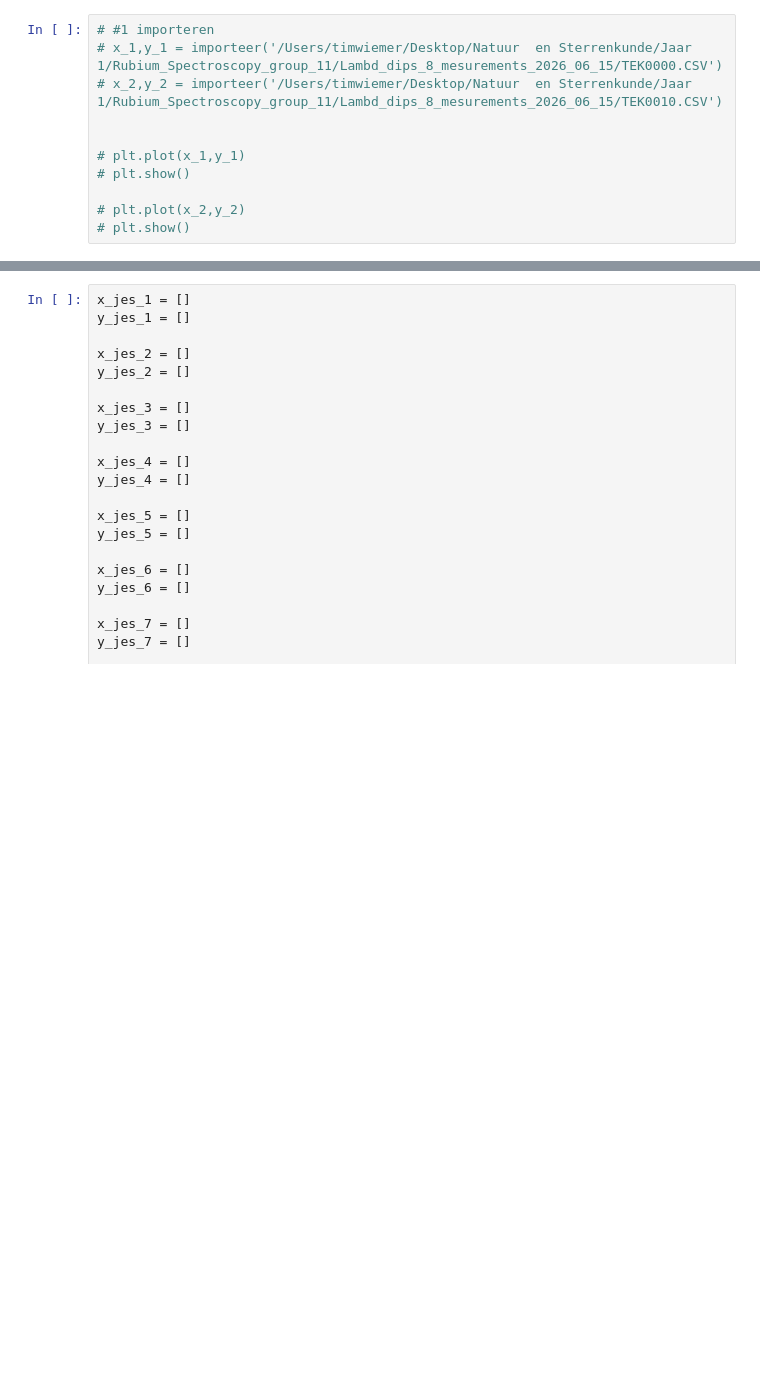
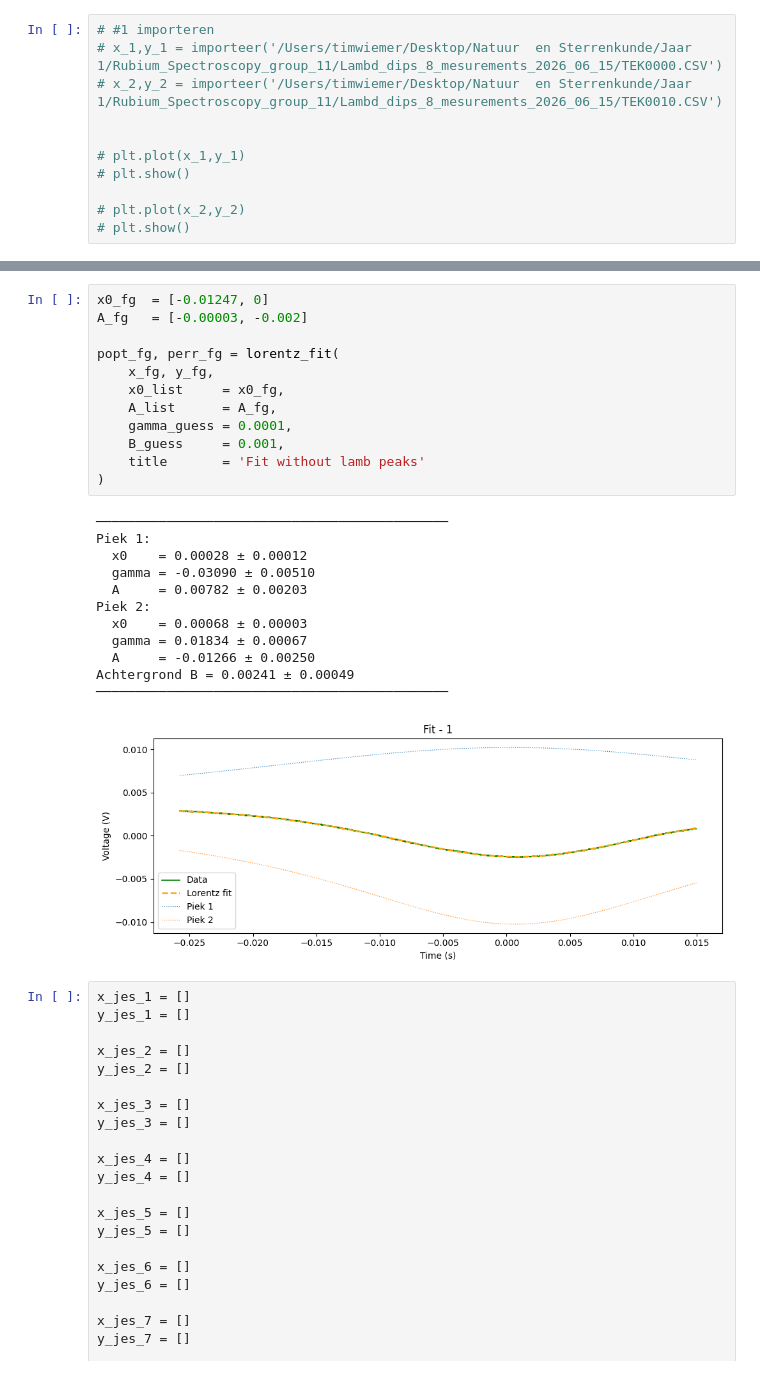
Before and after one commit to TimWiemer/Rubium_Spectroscopy_group_11, a Jupyter notebook: Lorenzfitjes_2.ipynb, the cells around one changed output, grey strips where cells are left out. Saved outputs shown, nothing was run; the diff lists cells and outputs as text; blank space fills up the shorter version.

```diff
--- a/Lorenzfitjes_2.ipynb
+++ b/Lorenzfitjes_2.ipynb
@@ -217,3 +226,28 @@ xjes, ytjes = file_data(data_folder,160)
+# %%
+x0_fg  = [-0.01247, 0]
+A_fg   = [-0.00003, -0.002]
+
+popt_fg, perr_fg = lorentz_fit(
+    x_fg, y_fg,
+    x0_list     = x0_fg,
+    A_list      = A_fg,
+    gamma_guess = 0.0001,
+    B_guess     = 0.001,
+    title       = 'Fit without lamb peaks'
+)
+# %% [output]
+─────────────────────────────────────────────
+Piek 1:
+  x0    = 0.00028 ± 0.00012
+  gamma = -0.03090 ± 0.00510
+  A     = 0.00782 ± 0.00203
+Piek 2:
+  x0    = 0.00068 ± 0.00003
+  gamma = 0.01834 ± 0.00067
+  A     = -0.01266 ± 0.00250
+Achtergrond B = 0.00241 ± 0.00049
+─────────────────────────────────────────────
+[figure, added]
 # %%
 x_jes_1 = []
 y_jes_1 = []
```
Also changed, not shown: parts of 7 cells of this notebook, 25 other files.
